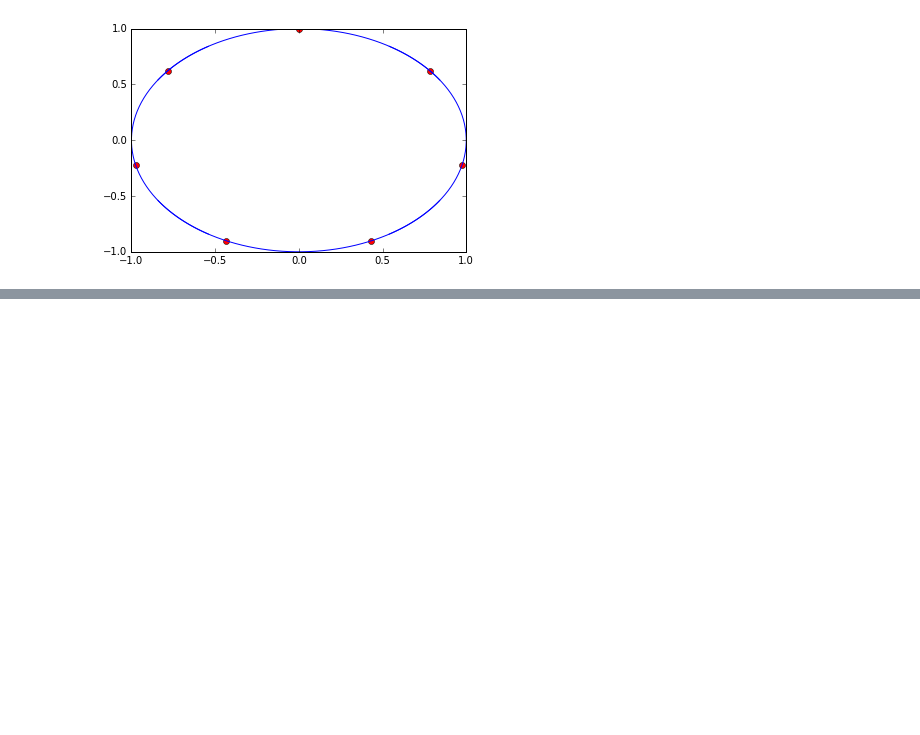
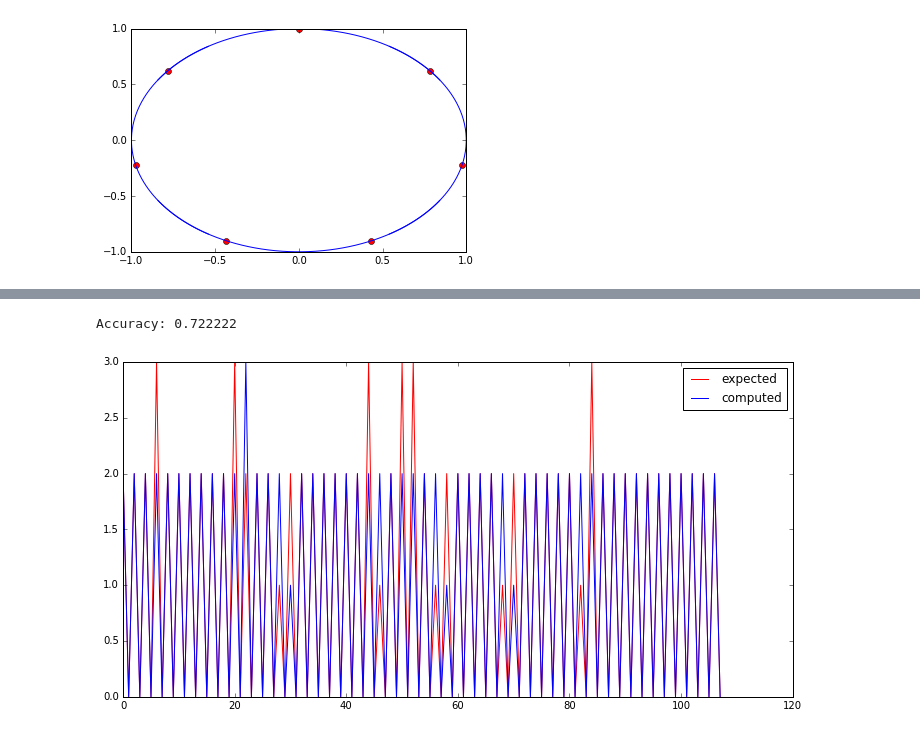
Before and after one commit to scoiatael/MSIwZiSP, a Jupyter notebook: data_manipulation.ipynb, the cells around one changed output, grey strips where cells are left out. Cells and saved outputs as stored; diff of their text form; code cells hidden in the pictures; blank space fills up the shorter version.

Commit message:
final results

```diff
--- a/data_manipulation.ipynb
+++ b/data_manipulation.ipynb
@@ -110,0 +96,10 @@ plot(range(len(d)), d[:, 0] + d[:, 1])
+# %%
+def extrapolate(data_points, draw_plot=False):
+    data_points = data_points[2:]
+    n = len(data_points)
+    xs = range(n)
+    v = np.poly1d(np.polyfit(xs, data_points, 1))(n)
+    if draw_plot:
+        plot(xs, data_points)
+        plot(n, v, 'ro')
+    return v
@@ -111,2 +124,5 @@ plot(range(len(d)), d[:, 0] + d[:, 1])
+# %%
+def guess_level(data_points):
+    return [level_of(data_points[-1], extrapolate(data_points))]
 # %%
 %load_ext autoreload
@@ -144,0 +132,12 @@ def plot_results(predict_fn, data_set):
+# %%
+d = array(reduce(lambda _a, _b: _a + _b, map(normalize, data['familyfunpack'])))
+
+plot(range(len(d)), d[:, -1])
+
+p = prediction.Prediction(d[:, :-1], d[:, -1])
+
+p.train()
+
+train, test, predict_fn = p.network_attributes()
+
+tr_in, te_in = prediction.Prediction.split(d[:, :-1])
@@ -154,0 +156,5 @@ Accuracy: 0.708333
+# %%
+plot_results(guess_level, (tr_in, train[1]))
+# %% [output]
+Accuracy: 0.722222
+[figure, added]
```
Also changed, not shown: parts of 35 cells of this notebook, 1 other file.
